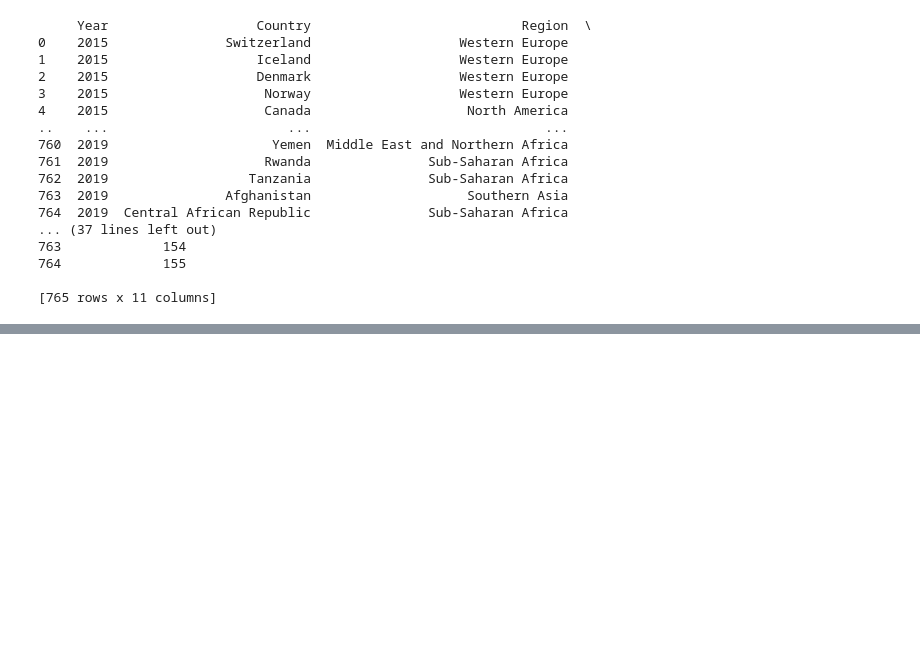
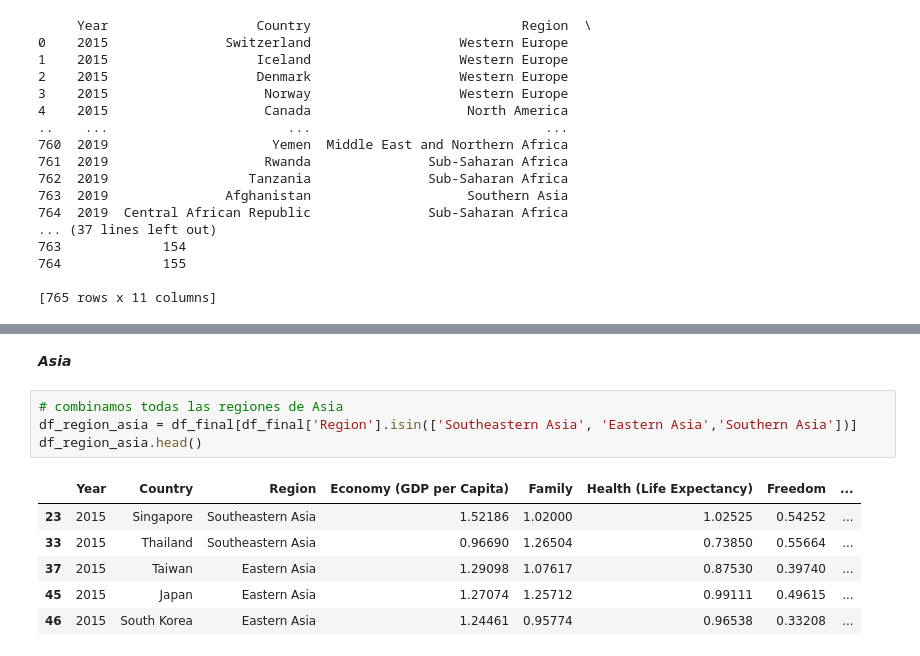
Before and after one commit to dianaxime/DM_Proyecto, a Jupyter notebook: World Happiness Analysis.ipynb, the cells around one changed output, grey strips where cells are left out. Saved outputs shown, nothing was run; the diff lists cells and outputs as text; blank space fills up the shorter version.

```diff
--- a/World Happiness Analysis.ipynb
+++ b/World Happiness Analysis.ipynb
@@ -184,0 +231,13 @@ print(df_final)
+# %% [markdown]
+_**Asia**_
+# %%
+# combinamos todas las regiones de Asia
+df_region_asia = df_final[df_final['Region'].isin(['Southeastern Asia', 'Eastern Asia','Southern Asia'])]
+df_region_asia.head()
+# %% [output]
+|  | Year | Country | Region | Economy (GDP per Capita) | Family | Health (Life Expectancy) | Freedom | ... |
+| 23 | 2015 | Singapore | Southeastern Asia | 1.52186 | 1.02000 | 1.02525 | 0.54252 | ... |
+| 33 | 2015 | Thailand | Southeastern Asia | 0.96690 | 1.26504 | 0.73850 | 0.55664 | ... |
+| 37 | 2015 | Taiwan | Eastern Asia | 1.29098 | 1.07617 | 0.87530 | 0.39740 | ... |
+| 45 | 2015 | Japan | Eastern Asia | 1.27074 | 1.25712 | 0.99111 | 0.49615 | ... |
+| 46 | 2015 | South Korea | Eastern Asia | 1.24461 | 0.95774 | 0.96538 | 0.33208 | ... |
```
Also changed, not shown: parts of 36 cells of this notebook.
